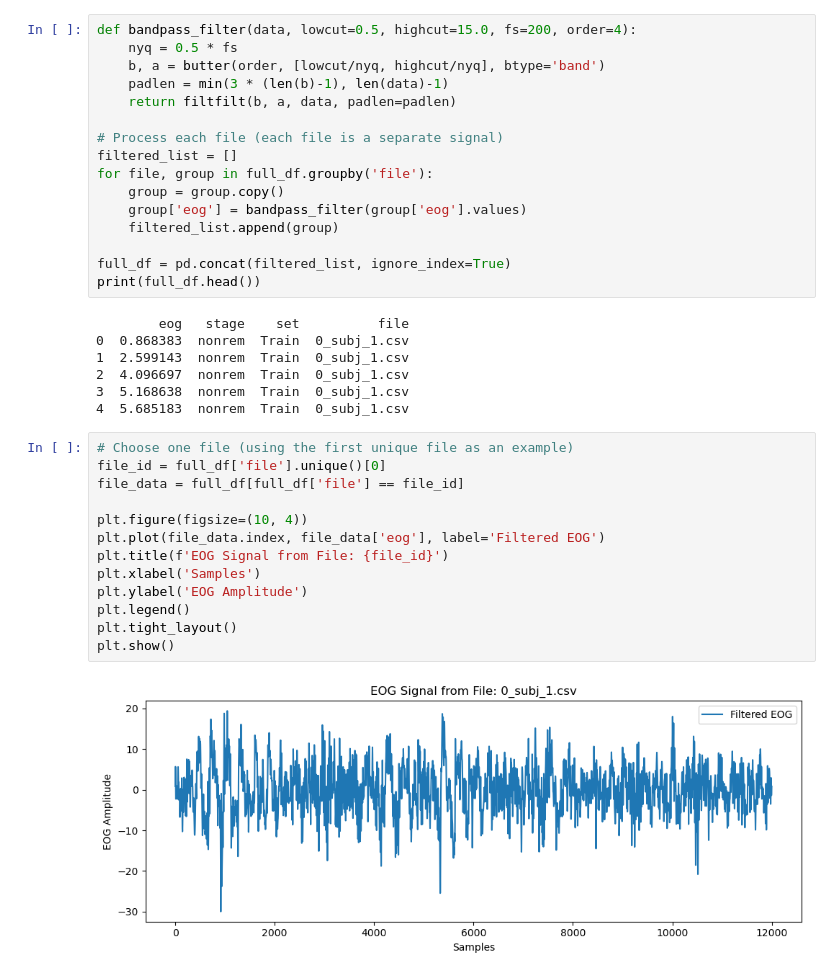
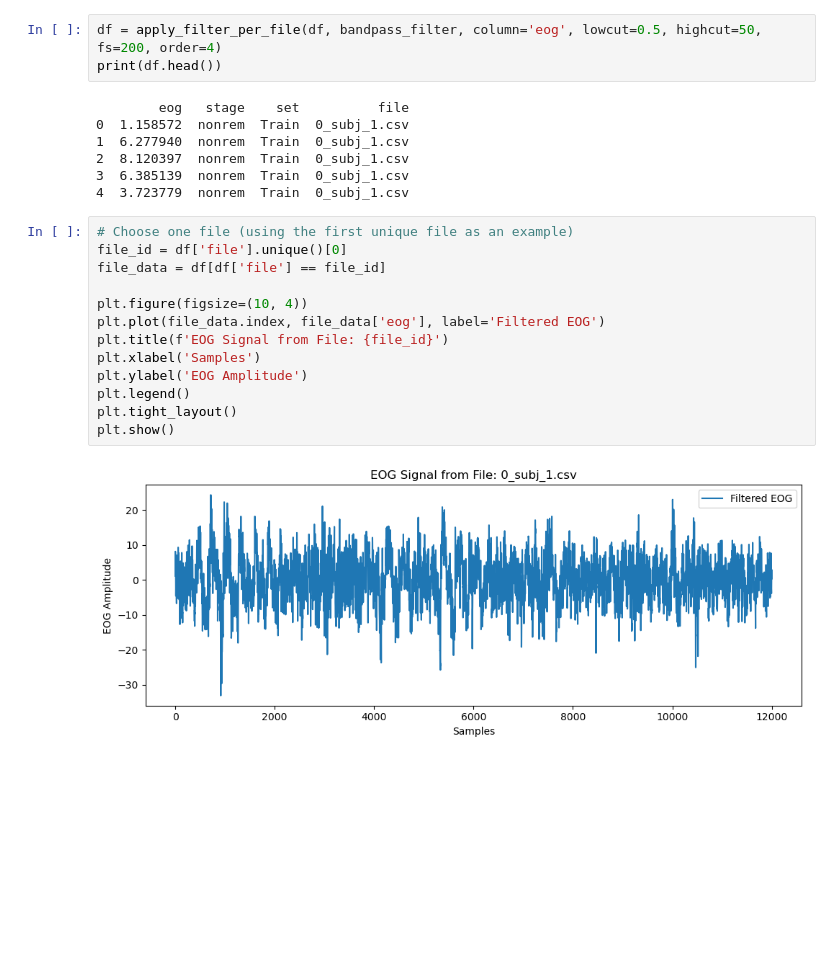
Before and after one commit to victor-cali/dtek2093_sleep_stage_classification, a Jupyter notebook: notebooks/1.0-pavel-app4-eog.ipynb, the cells around one changed output. Drawn from its saved outputs; the diff is of its cells as text; blank space fills up the shorter version.

```diff
--- a/notebooks/1.0-pavel-app4-eog.ipynb
+++ b/notebooks/1.0-pavel-app4-eog.ipynb
@@ -49,40 +22,27 @@ print(full_df.head())
 3  40.0  awake  Train  0_subj_10.csv
 4  46.0  awake  Train  0_subj_10.csv
 # %%
-def bandpass_filter(data, lowcut=0.5, highcut=15.0, fs=200, order=4):
-    nyq = 0.5 * fs
-    b, a = butter(order, [lowcut/nyq, highcut/nyq], btype='band')
-    padlen = min(3 * (len(b)-1), len(data)-1)
-    return filtfilt(b, a, data, padlen=padlen)
-
-# Process each file (each file is a separate signal)
-filtered_list = []
-for file, group in full_df.groupby('file'):
-    group = group.copy()
-    group['eog'] = bandpass_filter(group['eog'].values)
-    filtered_list.append(group)
-
-full_df = pd.concat(filtered_list, ignore_index=True)
-print(full_df.head())
+df = apply_filter_per_file(df, bandpass_filter, column='eog', lowcut=0.5, highcut=50, fs=200, order=4)
+print(df.head())
 # %% [output]
         eog   stage    set          file
-0  0.868383  nonrem  Train  0_subj_1.csv
-1  2.599143  nonrem  Train  0_subj_1.csv
-2  4.096697  nonrem  Train  0_subj_1.csv
-3  5.168638  nonrem  Train  0_subj_1.csv
-4  5.685183  nonrem  Train  0_subj_1.csv
+0  1.158572  nonrem  Train  0_subj_1.csv
+1  6.277940  nonrem  Train  0_subj_1.csv
+2  8.120397  nonrem  Train  0_subj_1.csv
+3  6.385139  nonrem  Train  0_subj_1.csv
+4  3.723779  nonrem  Train  0_subj_1.csv
 # %%
 # Choose one file (using the first unique file as an example)
-file_id = full_df['file'].unique()[0]
-file_data = full_df[full_df['file'] == file_id]
+file_id = df['file'].unique()[0]
+file_data = df[df['file'] == file_id]
 
 plt.figure(figsize=(10, 4))
 plt.plot(file_data.index, file_data['eog'], label='Filtered EOG')
 plt.title(f'EOG Signal from File: {file_id}')
 plt.xlabel('Samples')
 plt.ylabel('EOG Amplitude')
 plt.legend()
 plt.tight_layout()
 plt.show()
 # %% [output]
-[figure, old version]
+[figure, new version]
```
Also changed, not shown: parts of 9 cells of this notebook, 5 other files.
